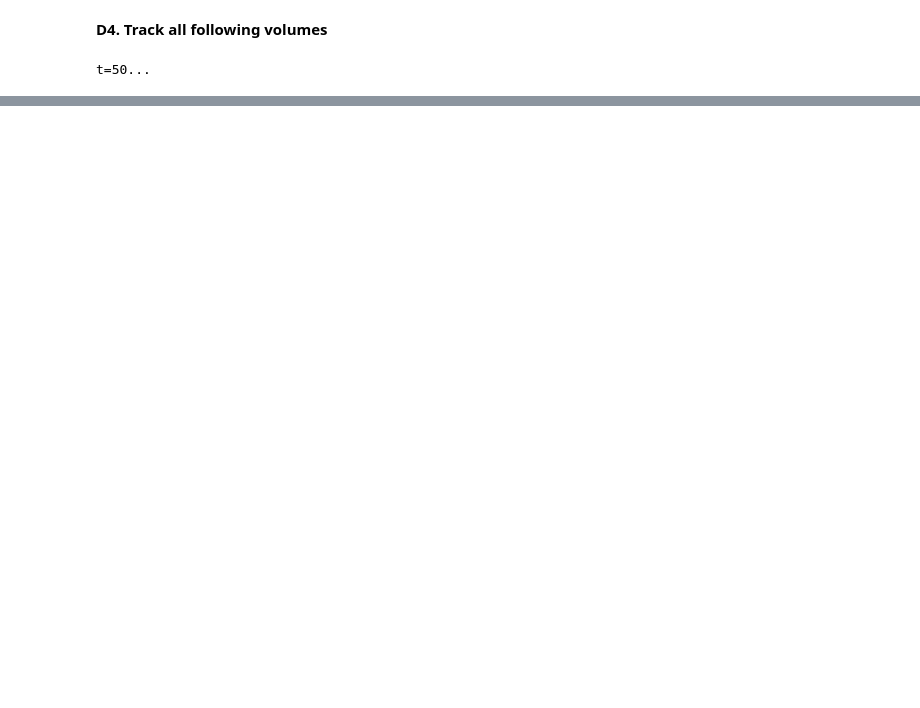
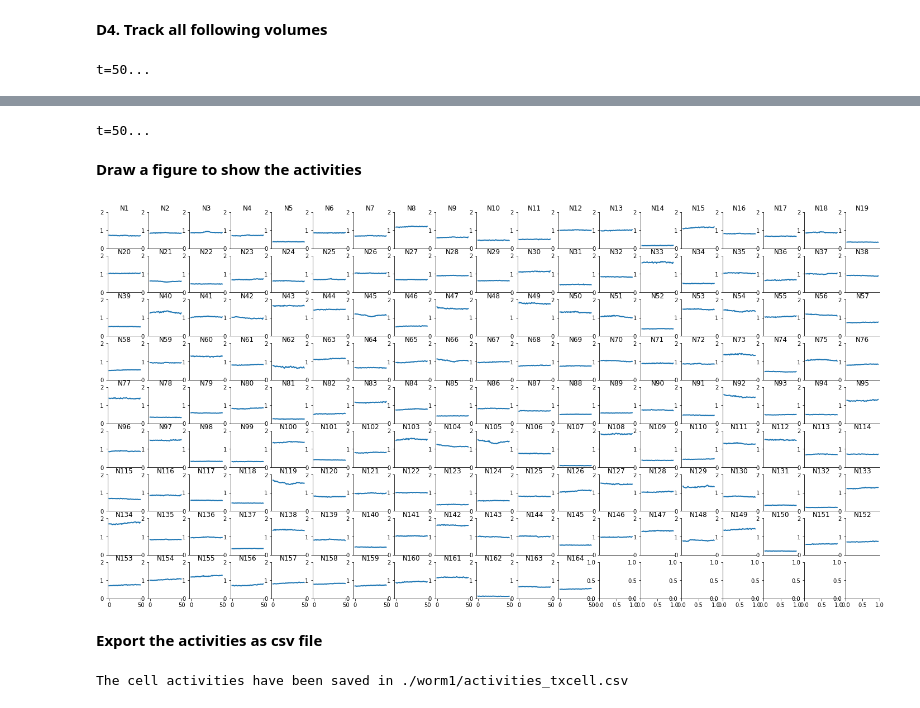
Before and after one commit to WenChentao/3DeeCellTracker, a Jupyter notebook: Examples/use_stardist/track_worm1_stardist_single_mode.ipynb, the cells around one changed output, grey strips where cells are left out. Drawn from its saved outputs; the diff is of its cells as text; code cells hidden in the pictures; blank space fills up the shorter version.

```diff
--- a/Examples/use_stardist/track_worm1_stardist_single_mode.ipynb
+++ b/Examples/use_stardist/track_worm1_stardist_single_mode.ipynb
@@ -180,0 +203,23 @@ t=50...
+# %%
+raw_path = "./worm1/data/*t%03d*.tif"
+
+activities = tracker.activities(raw_path=raw_path)
+# %% [output]
+t=50...
+# %% [markdown]
+**Draw a figure to show the activities**
+# %%
+draw_signals(activities, ylim_lower=0, ylim_upper=2, figsize=(20, 10))
+# %% [output]
+[figure, added]
+# %% [markdown]
+**Export the activities as csv file**
+# %%
+csv_filename = os.path.join(path_results, "activities_txcell.csv")
+timings = np.arange(1, activities.shape[0]+1).reshape(-1, 1)
+activities_with_timings = np.concatenate((timings, activities), axis=1)
+headers = ['timing'] + ['cell' + str(i) for i in range(1, activities.shape[1]+1)]
+np.savetxt(csv_filename, activities_with_timings, delimiter=',', fmt='%.3f', header=','.join(headers), comments='')
+print(f"The cell activities have been saved in {csv_filename}")
+# %% [output]
+The cell activities have been saved in ./worm1/activities_txcell.csv
```
Also changed, not shown: parts of 15 cells of this notebook, 7 other files.
